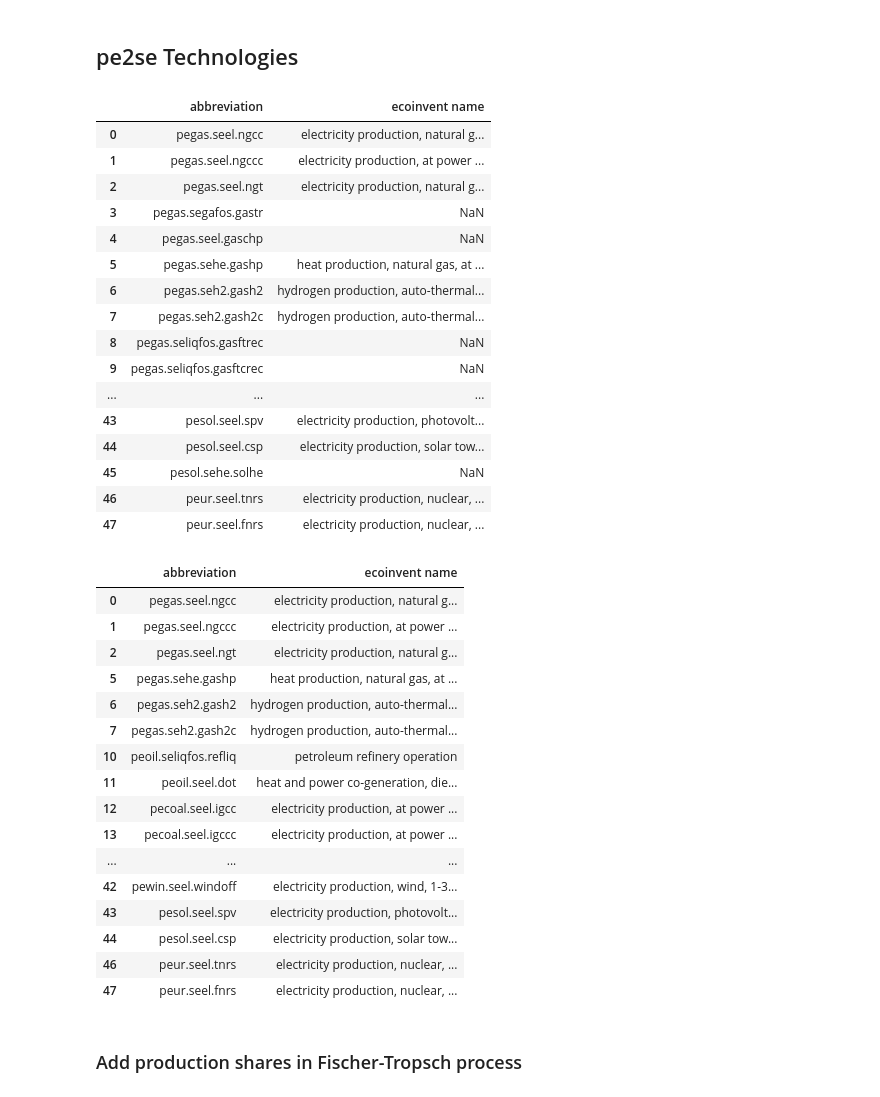
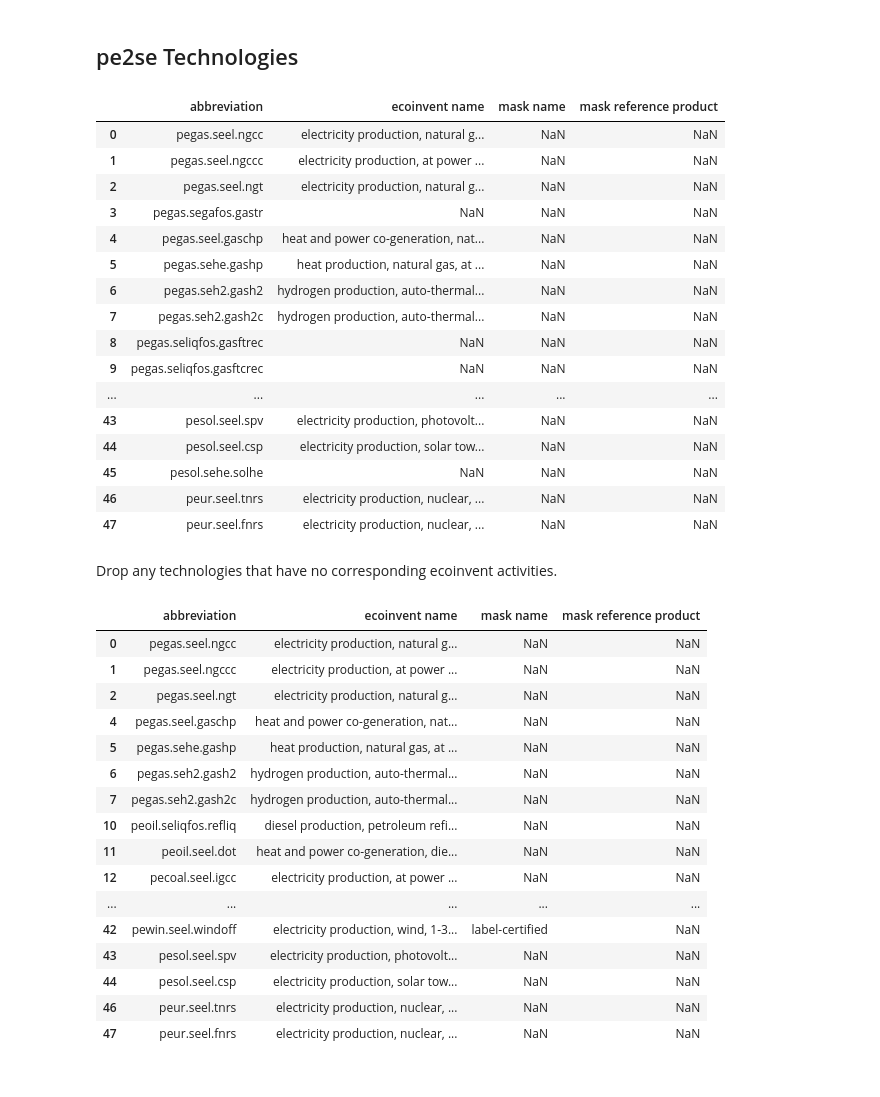
Before and after one commit to dbantje/internalization, a Jupyter notebook: dev/create_yamls.ipynb, the cells around one changed output. Drawn from its saved outputs; the diff is of its cells as text; code cells hidden in the pictures.

```diff
--- a/dev/create_yamls.ipynb
+++ b/dev/create_yamls.ipynb
@@ -5,44 +5,49 @@ import numpy as np
 # %% [markdown]
 ## pe2se Technologies
 # %%
-pe2se = pd.read_excel("../mappings/mapping.xlsx", sheet_name="pe2se", nrows=48, usecols=["abbreviation", "ecoinvent name"])
+pe2se = pd.read_excel(
+    "../mappings/mapping.xlsx", sheet_name="pe2se", nrows=48,
+    usecols=["abbreviation", "ecoinvent name", "mask name", "mask reference product"]
+    )
 pe2se
 # %% [output]
-|  | abbreviation | ecoinvent name |
-| 0 | pegas.seel.ngcc | electricity production, natural g... |
-| 1 | pegas.seel.ngccc | electricity production, at power ... |
-| 2 | pegas.seel.ngt | electricity production, natural g... |
-| 3 | pegas.segafos.gastr | NaN |
-| 4 | pegas.seel.gaschp | NaN |
-| 5 | pegas.sehe.gashp | heat production, natural gas, at ... |
-| 6 | pegas.seh2.gash2 | hydrogen production, auto-thermal... |
-| 7 | pegas.seh2.gash2c | hydrogen production, auto-thermal... |
-| 8 | pegas.seliqfos.gasftrec | NaN |
-| 9 | pegas.seliqfos.gasftcrec | NaN |
-| ... | ... | ... |
-| 43 | pesol.seel.spv | electricity production, photovolt... |
-| 44 | pesol.seel.csp | electricity production, solar tow... |
-| 45 | pesol.sehe.solhe | NaN |
-| 46 | peur.seel.tnrs | electricity production, nuclear, ... |
-| 47 | peur.seel.fnrs | electricity production, nuclear, ... |
+|  | abbreviation | ecoinvent name | mask name | mask reference product |
+| 0 | pegas.seel.ngcc | electricity production, natural g... | NaN | NaN |
+| 1 | pegas.seel.ngccc | electricity production, at power ... | NaN | NaN |
+| 2 | pegas.seel.ngt | electricity production, natural g... | NaN | NaN |
+| 3 | pegas.segafos.gastr | NaN | NaN | NaN |
+| 4 | pegas.seel.gaschp | heat and power co-generation, nat... | NaN | NaN |
+| 5 | pegas.sehe.gashp | heat production, natural gas, at ... | NaN | NaN |
+| 6 | pegas.seh2.gash2 | hydrogen production, auto-thermal... | NaN | NaN |
+| 7 | pegas.seh2.gash2c | hydrogen production, auto-thermal... | NaN | NaN |
+| 8 | pegas.seliqfos.gasftrec | NaN | NaN | NaN |
+| 9 | pegas.seliqfos.gasftcrec | NaN | NaN | NaN |
+| ... | ... | ... | ... | ... |
+| 43 | pesol.seel.spv | electricity production, photovolt... | NaN | NaN |
+| 44 | pesol.seel.csp | electricity production, solar tow... | NaN | NaN |
+| 45 | pesol.sehe.solhe | NaN | NaN | NaN |
+| 46 | peur.seel.tnrs | electricity production, nuclear, ... | NaN | NaN |
+| 47 | peur.seel.fnrs | electricity production, nuclear, ... | NaN | NaN |
+# %% [markdown]
+Drop any technologies that have no corresponding ecoinvent activities.
 # %%
-pe2se.dropna(axis=0, how="any", inplace=True)
+pe2se.dropna(axis=0, how="any", subset="ecoinvent name", inplace=True)
 pe2se
 # %% [output]
-|  | abbreviation | ecoinvent name |
-| 0 | pegas.seel.ngcc | electricity production, natural g... |
-| 1 | pegas.seel.ngccc | electricity production, at power ... |
-| 2 | pegas.seel.ngt | electricity production, natural g... |
-| 5 | pegas.sehe.gashp | heat production, natural gas, at ... |
-| 6 | pegas.seh2.gash2 | hydrogen production, auto-thermal... |
-| 7 | pegas.seh2.gash2c | hydrogen production, auto-thermal... |
-| 10 | peoil.seliqfos.refliq | petroleum refinery operation |
-| 11 | peoil.seel.dot | heat and power co-generation, die... |
-| 12 | pecoal.seel.igcc | electricity production, at power ... |
-| 13 | pecoal.seel.igccc | electricity production, at power ... |
-| ... | ... | ... |
-| 42 | pewin.seel.windoff | electricity production, wind, 1-3... |
-| 43 | pesol.seel.spv | electricity production, photovolt... |
-| 44 | pesol.seel.csp | electricity production, solar tow... |
-| 46 | peur.seel.tnrs | electricity production, nuclear, ... |
-| 47 | peur.seel.fnrs | electricity production, nuclear, ... |
+|  | abbreviation | ecoinvent name | mask name | mask reference product |
+| 0 | pegas.seel.ngcc | electricity production, natural g... | NaN | NaN |
+| 1 | pegas.seel.ngccc | electricity production, at power ... | NaN | NaN |
+| 2 | pegas.seel.ngt | electricity production, natural g... | NaN | NaN |
+| 4 | pegas.seel.gaschp | heat and power co-generation, nat... | NaN | NaN |
+| 5 | pegas.sehe.gashp | heat production, natural gas, at ... | NaN | NaN |
+| 6 | pegas.seh2.gash2 | hydrogen production, auto-thermal... | NaN | NaN |
+| 7 | pegas.seh2.gash2c | hydrogen production, auto-thermal... | NaN | NaN |
+| 10 | peoil.seliqfos.refliq | diesel production, petroleum refi... | NaN | NaN |
+| 11 | peoil.seel.dot | heat and power co-generation, die... | NaN | NaN |
+| 12 | pecoal.seel.igcc | electricity production, at power ... | NaN | NaN |
+| ... | ... | ... | ... | ... |
+| 42 | pewin.seel.windoff | electricity production, wind, 1-3... | label-certified | NaN |
+| 43 | pesol.seel.spv | electricity production, photovolt... | NaN | NaN |
+| 44 | pesol.seel.csp | electricity production, solar tow... | NaN | NaN |
+| 46 | peur.seel.tnrs | electricity production, nuclear, ... | NaN | NaN |
+| 47 | peur.seel.fnrs | electricity production, nuclear, ... | NaN | NaN |
@@ -56,2 +53,0 @@ for idx, row in pe2se.iterrows():
-# %% [markdown]
-### Add production shares in Fischer-Tropsch process
```
Also changed, not shown: parts of 11 cells of this notebook, 8 other files.
